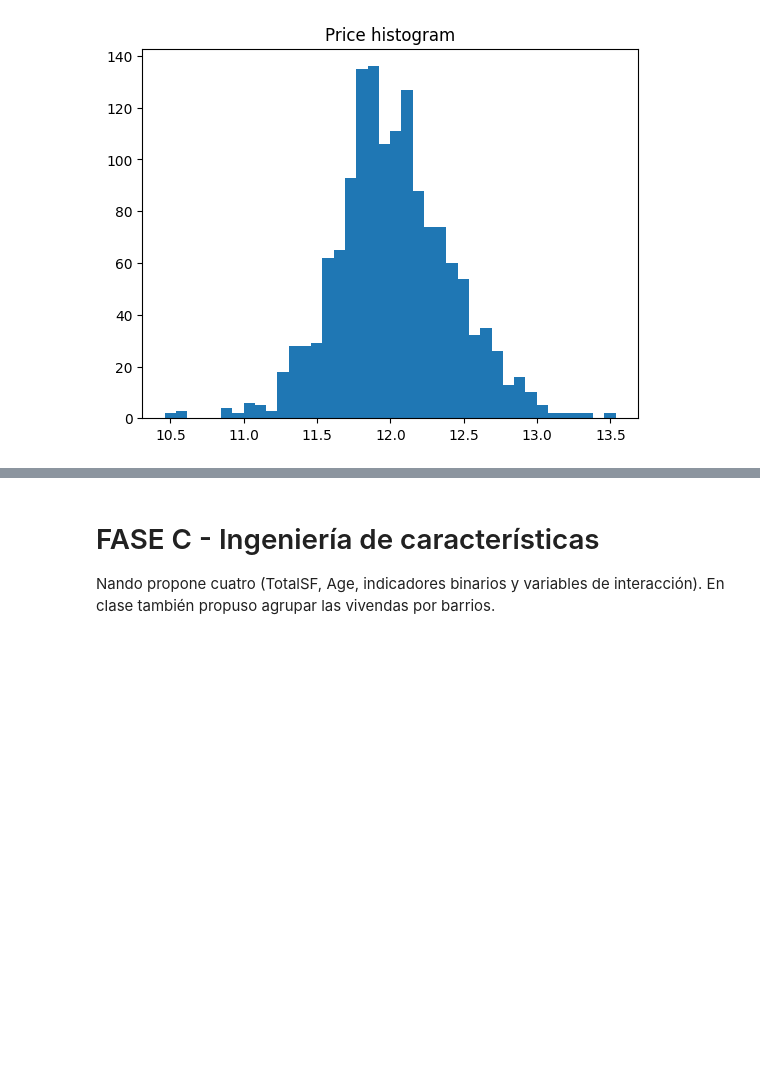
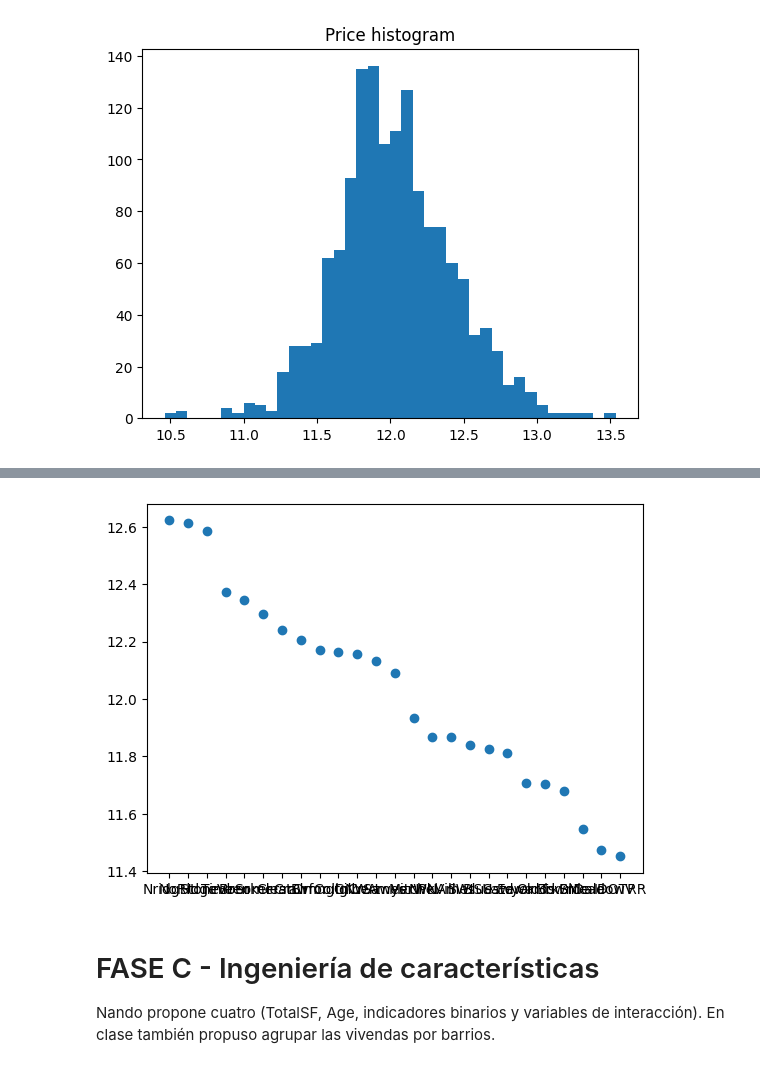
Before and after one commit to LLPB-pixel/TrabajoPrecioCasas, a Jupyter notebook: starting_model.ipynb, the cells around one changed output, grey strips where cells are left out. Cells and saved outputs as stored; diff of their text form; code cells hidden in the pictures; blank space fills up the shorter version.

```diff
--- a/starting_model.ipynb
+++ b/starting_model.ipynb
@@ -279,0 +356,5 @@ clean_df["SalePrice"] = np.log1p(clean_df["SalePrice"])
+# %%
+nbh_list = clean_df.groupby("Neighborhood")["SalePrice"].mean().sort_values(ascending=False)
+plt.plot(nbh_list.index, nbh_list.values, 'o');
+# %% [output]
+[figure, added]
```
Also changed, not shown: parts of 20 cells of this notebook, 3 other files.
